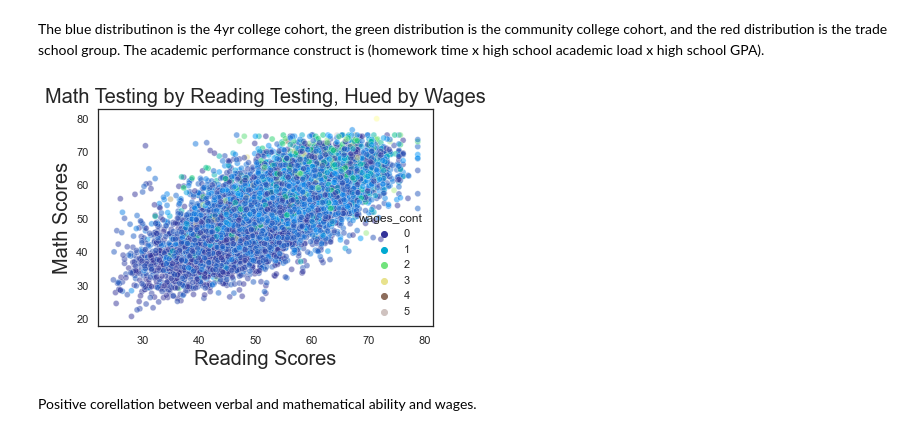
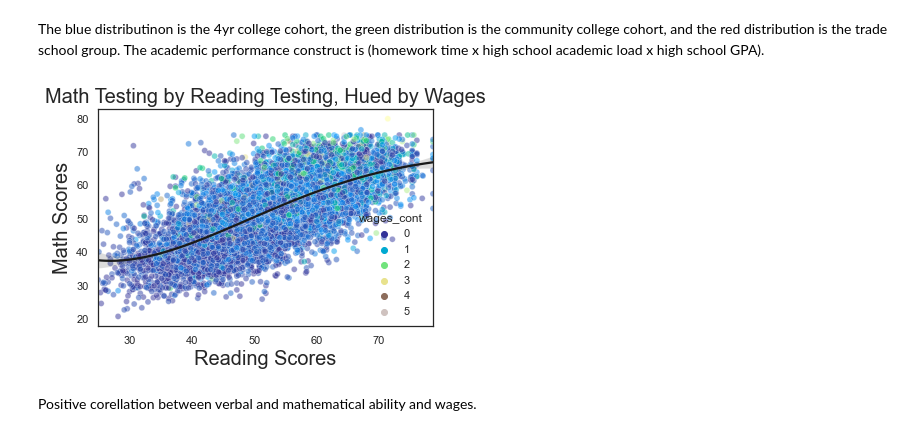
Before and after one commit to eonslemp/ML_assisted_college_advising, a Jupyter notebook: code/final_notebook.ipynb, the cells around one changed output. Drawn from its saved outputs; the diff is of its cells as text; code cells hidden in the pictures.

```diff
--- a/code/final_notebook.ipynb
+++ b/code/final_notebook.ipynb
@@ -535,18 +535,19 @@ The blue distributinon is the 4yr college cohort, the green distribution is the
 # %%
 sns.scatterplot(x = 'reading_b',
                 y = 'math_1',
                 data = exp,
                 alpha = .5,
                 hue = 'wages_cont',
                 palette = 'terrain'
                )
 plt.title('Math Testing by Reading Testing, Hued by Wages', size = 20)
+sns.regplot(x=exp.reading_b, y=exp.math_1, color="k", scatter = False, order = 4)
 plt.xlabel('Reading Scores',size = 20)
 plt.ylabel('Math Scores',size = 20)
 plt.savefig('m&r_$.png', bbox_inches='tight')
 plt.show()
 # %% [output]
-[figure, old version]
+[figure, new version]
 # %% [markdown]
 Positive corellation between verbal and mathematical ability and wages.
 # %%
```
Also changed, not shown: parts of 7 cells of this notebook.
